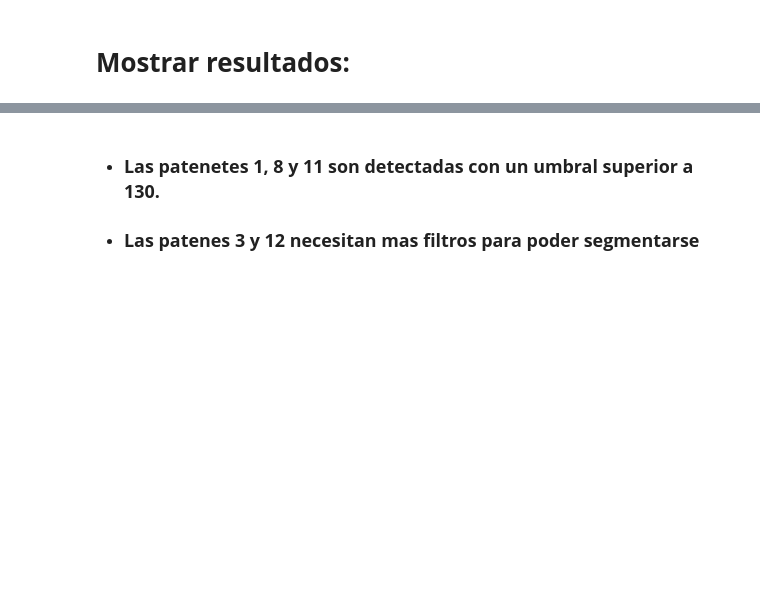
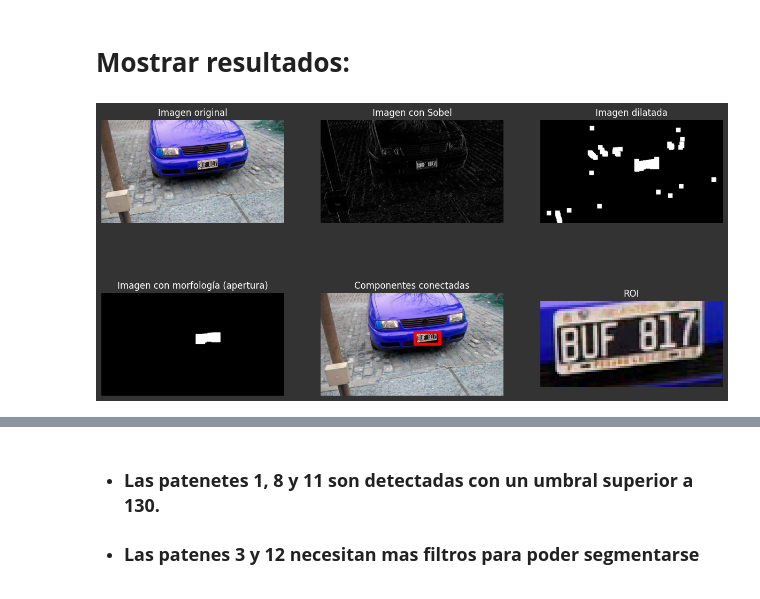
Before and after one commit to GusFontana404/NLP-TP2, a Jupyter notebook: TP2_PI.ipynb, the cells around one changed output, grey strips where cells are left out. Drawn from its saved outputs; the diff is of its cells as text; code cells hidden in the pictures; blank space fills up the shorter version.

```diff
--- a/TP2_PI.ipynb
+++ b/TP2_PI.ipynb
@@ -189,6 +219,9 @@ def obtener_patentes(imagen):
 
   #Detección de componentes conectadas
   num_labels, labels, stats, centroids = cv2.connectedComponentsWithStats(imagen_apertura,8, cv2.CV_32S)
+  comp = img.copy()
+  for st in stats[1:]:
+    bounding = cv2.rectangle(comp,(st[0],st[1]),(st[0]+st[2],st[1]+st[3]),color=(255,0,0),thickness=10)
 
   #Guardar la mayor relación de aspecto
   relacion_aspecto_mayor = 0
@@ -212,8 +245,7 @@ def obtener_patentes(imagen):
 
   #Extraer ROI usando las coordenadas de la patente
   roi = img[yy:yy+hh, xx:xx+ll]
-  plt.figure(figsize=(8, 8)),plt.imshow(roi,cmap='gray'),plt.axis('off') ,plt.show();
-  return roi
+  return img, imagen_sobel, img_dilatada, imagen_apertura, bounding, roi
 # %%
 def mostrar_resultados(imagenes,f,c):
     """Función para graficar subplots, recibe una imagen y el
@@ -269,0 +303,13 @@ patentes_segmentadas = [segmentar_patentes(img) for img in lista_patentes];
+# %%
+#Mostrar la imagen original y los resultados
+plt.figure(figsize=(15,8),facecolor='#333333')
+plt.subplot(231), plt.imshow(obtener_patentes(imagen_patente[0])[0], cmap='gray'), plt.title('Imagen original',color='white'),plt.axis('off')
+plt.subplot(232), plt.imshow(obtener_patentes(imagen_patente[0])[1], cmap='gray'), plt.title('Imagen con Sobel',color='white'),plt.axis('off')
+plt.subplot(233), plt.imshow(obtener_patentes(imagen_patente[0])[2], cmap='gray'), plt.title('Imagen dilatada',color='white'),plt.axis('off')
+plt.subplot(234), plt.imshow(obtener_patentes(imagen_patente[0])[3], cmap='gray'), plt.title('Imagen con morfología (apertura)',color='white'),plt.axis('off')
+plt.subplot(235), plt.imshow(obtener_patentes(imagen_patente[0])[4], cmap='gray'), plt.title('Componentes conectadas',color='white'),plt.axis('off')
+plt.subplot(236), plt.imshow(obtener_patentes(imagen_patente[0])[5], cmap='gray'), plt.title('ROI',color='white'),plt.axis('off')
+plt.subplots_adjust(hspace=0.1)
+plt.show()
+# %% [output]
+[figure, added]
```
Also changed, not shown: parts of 13 cells of this notebook.
